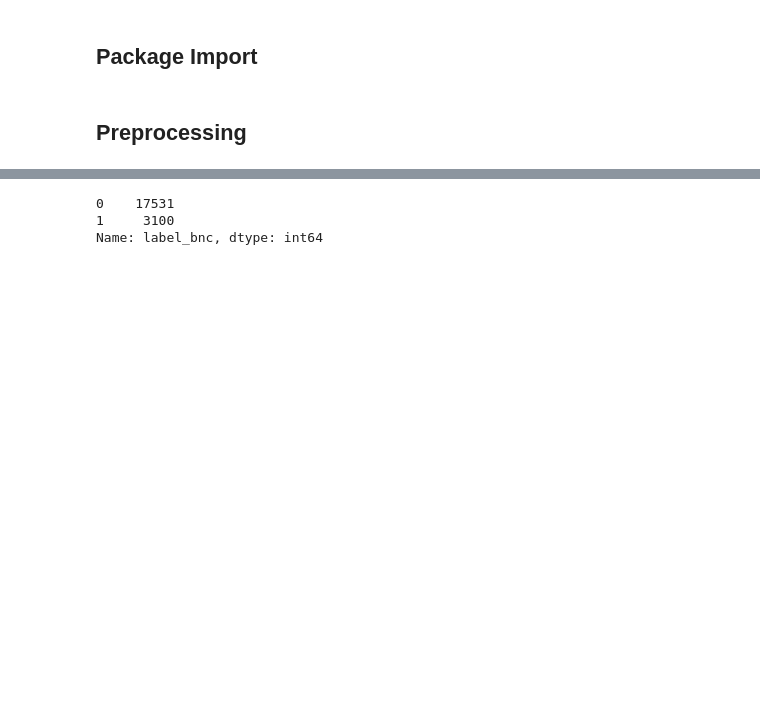
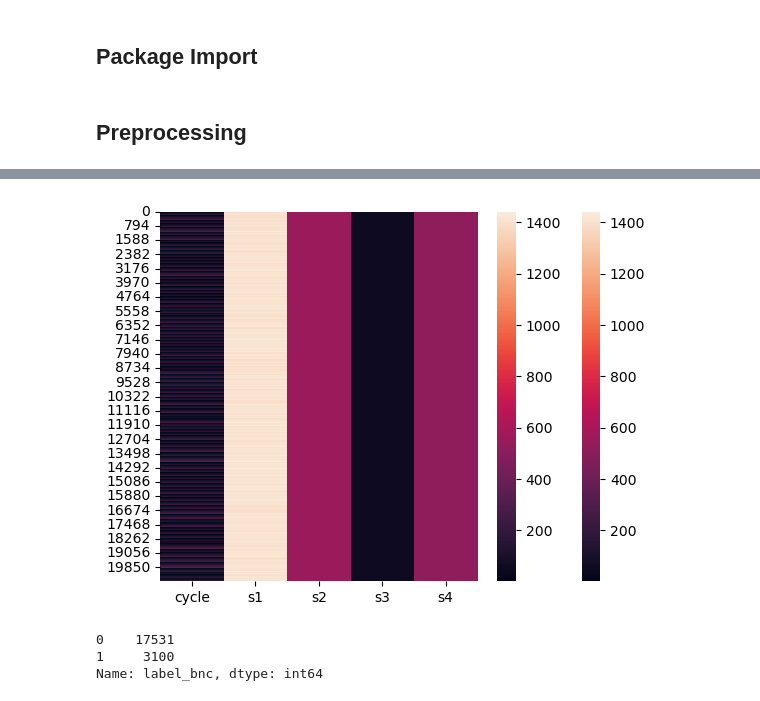
Before and after one commit to Karan-K1/SLM, a Jupyter notebook: Classification.ipynb, the cells around one changed output, grey strips where cells are left out. Drawn from its saved outputs; the diff is of its cells as text; code cells hidden in the pictures; blank space fills up the shorter version.

```diff
--- a/Classification.ipynb
+++ b/Classification.ipynb
@@ -31,3 +37,9 @@ cycle=['cycle']
+# %%
+# Heatmap
+sns.heatmap(data = X_train)
+plt.show()
+# %% [output]
+[figure, added]
 # %%
 ClassBalance1=pd.read_csv('Data/test_selected_ttf.csv')['label_bnc'].value_counts()
 # This shows class inbalance, accuracy shouldn't be your model metric
```
Also changed, not shown: parts of 2 cells of this notebook.
